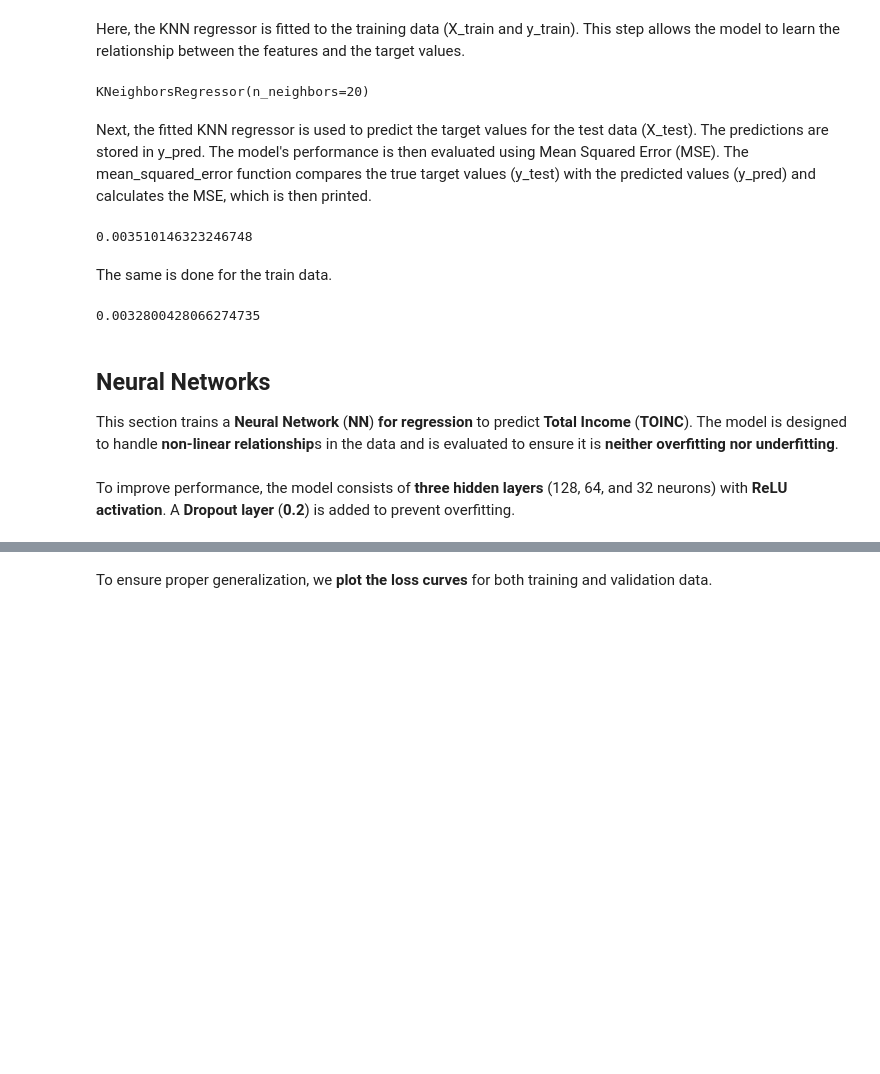
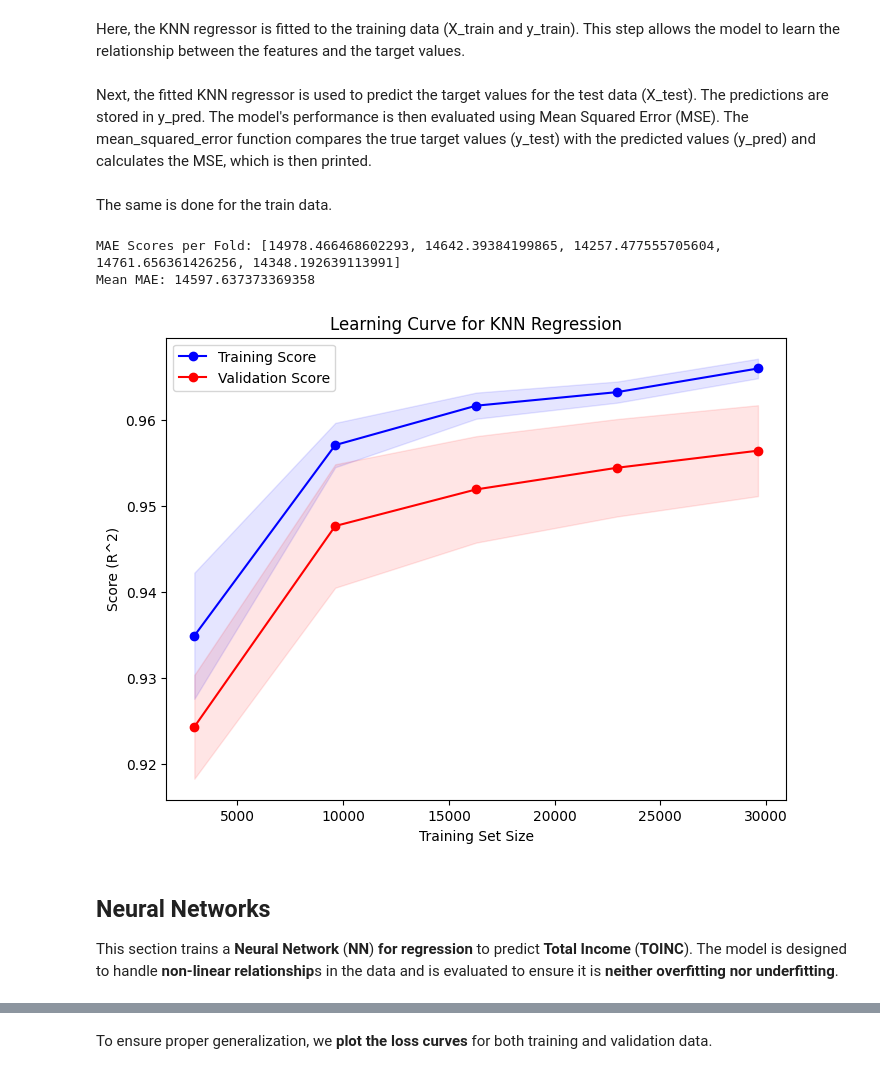
Before and after one commit to sophsar05/DSGNPAT, a Jupyter notebook: main.ipynb, the cells around one changed output, grey strips where cells are left out. Saved outputs shown, nothing was run; the diff lists cells and outputs as text; code cells hidden in the pictures; blank space fills up the shorter version.

```diff
--- a/main.ipynb
+++ b/main.ipynb
@@ -830,26 +956,80 @@ knn = KNeighborsRegressor()
 # %% [markdown]
 Here, the KNN regressor is fitted to the training data (X_train and y_train). This step allows the model to learn the relationship between the features and the target values.
 # %%
-knn.fit(X_train, y_train)
+#knn.fit(X_train, y_train)
-# %% [output]
-KNeighborsRegressor(n_neighbors=20)
 # %% [markdown]
 Next, the fitted KNN regressor is used to predict the target values for the test data (X_test). The predictions are stored in y_pred. The model's performance is then evaluated using Mean Squared Error (MSE). The mean_squared_error function compares the true target values (y_test) with the predicted values (y_pred) and calculates the MSE, which is then printed.
 # %%
-y_pred = knn.predict(X_test)
-print(mean_squared_error(y_test, y_pred))
+#y_pred = knn.predict(X_final)
+#print(mean_squared_error(y_val, y_pred))
-# %% [output]
-0.003510146323246748
 # %% [markdown]
 The same is done for the train data.
 # %%
-y_train_pred = knn.predict(X_train)
-print(mean_squared_error(y_train, y_train_pred))
+#y_train_pred = knn.predict(X_train)
+#print(mean_squared_error(y_train, y_train_pred))
-# %% [output]
-0.0032800428066274735
+# %%
+kf = KFold(n_splits=5, shuffle=True, random_state=42)
+# %%
+mae_scores = []
+# %%
+for train_index, val_index in kf.split(X_final):
+    X_train, X_val = X_final.iloc[train_index], X_final.iloc[val_index]
+    y_train, y_val = y.iloc[train_index], y.iloc[val_index]
+
+
+    # Scale Data
+    scaler = StandardScaler()
+    X_train_scaled = scaler.fit_transform(X_train)
+    X_val_scaled = scaler.transform(X_val)
+
+
+    # Train KNN Model
+    knn = KNeighborsRegressor(n_neighbors=10)  # You can tune n_neighbors
+    knn.fit(X_train_scaled, y_train)
+
+
+    # Predict & Compute MAE
+    y_pred = knn.predict(X_val_scaled)
+    mae = mean_absolute_error(y_val, y_pred)
+    mae_scores.append(mae)
+
+
+print("MAE Scores per Fold:", mae_scores)
+print("Mean MAE:", np.mean(mae_scores))
+# %% [output]
+MAE Scores per Fold: [14978.466468602293, 14642.39384199865, 14257.477555705604, 14761.656361426256, 14348.192639113991]
+Mean MAE: 14597.637373369358
+# %%
+train_sizes, train_scores, val_scores = learning_curve(
+    knn, X_final, y, cv=5, scoring="r2", n_jobs=-1
+)
+
+
+# Compute mean and std for training and validation scores
+train_mean = np.mean(train_scores, axis=1)
+train_std = np.std(train_scores, axis=1)
+val_mean = np.mean(val_scores, axis=1)
+val_std = np.std(val_scores, axis=1)
+
+
+# Plot learning curve
+plt.figure(figsize=(8, 6))
+plt.plot(train_sizes, train_mean, 'o-', label="Training Score", color="blue")
+plt.fill_between(train_sizes, train_mean - train_std, train_mean + train_std, alpha=0.1, color="blue")
+
+
+plt.plot(train_sizes, val_mean, 'o-', label="Validation Score", color="red")
+plt.fill_between(train_sizes, val_mean - val_std, val_mean + val_std, alpha=0.1, color="red")
+
+
+plt.xlabel("Training Set Size")
+plt.ylabel("Score (R^2)")
+plt.title("Learning Curve for KNN Regression")
+plt.legend()
+plt.show()
+# %% [output]
+[figure, added]
 # %% [markdown]
 ## **Neural Networks**
 
 This section trains a **Neural Network** (**NN**) **for regression** to predict **Total Income** (**TOINC**). The model is designed to handle **non-linear relationship**s in the data and is evaluated to ensure it is **neither overfitting nor underfitting**.
-# %% [markdown]
-To improve performance, the model consists of **three hidden layers** (128, 64, and 32 neurons) with **ReLU activation**. A **Dropout layer** (**0.2**) is added to prevent overfitting.
```
Also changed, not shown: parts of 144 cells of this notebook.
